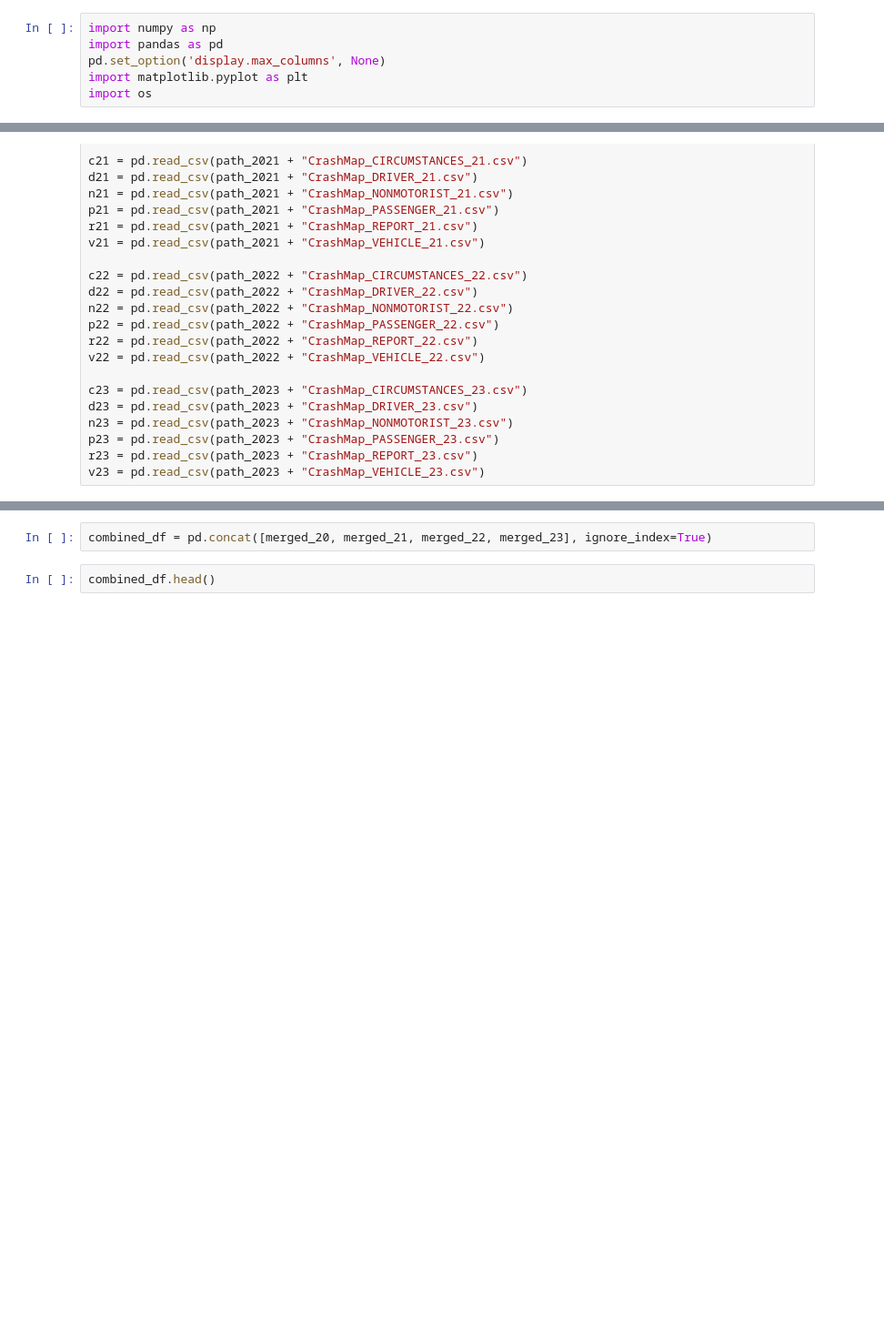
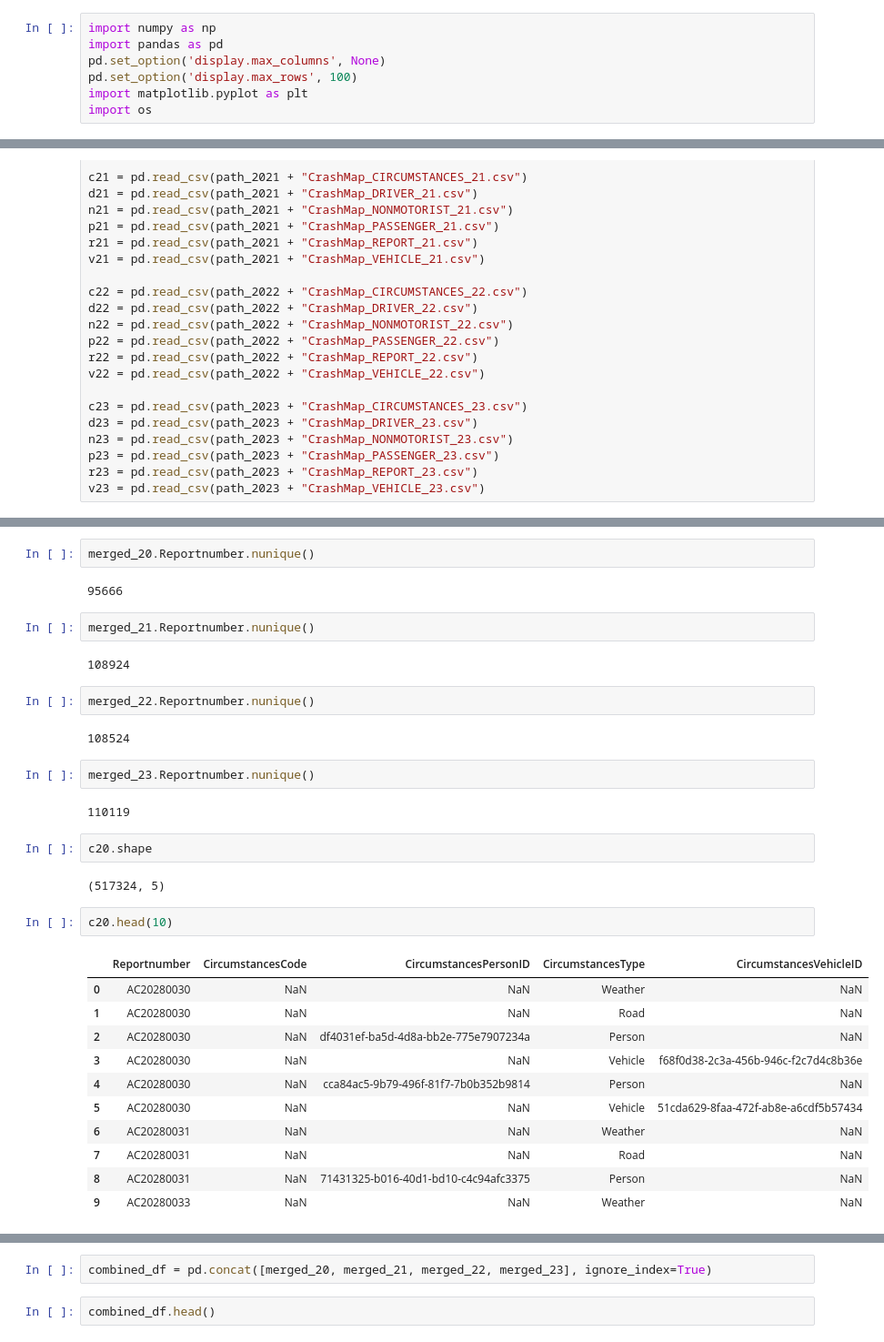
Before and after one commit to dennisp12umbc/DS606-Capstone, a Jupyter notebook: crash data joining.ipynb, the cells around one changed output, grey strips where cells are left out. Shown at 91% size. Cells and saved outputs as stored; diff of their text form; blank space fills up the shorter version.

```diff
--- a/crash data joining.ipynb
+++ b/crash data joining.ipynb
@@ -2,6 +2,7 @@
 import numpy as np
 import pandas as pd
 pd.set_option('display.max_columns', None)
+pd.set_option('display.max_rows', 100)
 import matplotlib.pyplot as plt
 import os
 # %%
@@ -64,0 +66,34 @@ merged_23 = pd.merge(merged_23, v23, on='Reportnumber', how='inner')
+# %%
+merged_20.Reportnumber.nunique()
+# %% [output]
+95666
+# %%
+merged_21.Reportnumber.nunique()
+# %% [output]
+108924
+# %%
+merged_22.Reportnumber.nunique()
+# %% [output]
+108524
+# %%
+merged_23.Reportnumber.nunique()
+# %% [output]
+110119
+# %%
+c20.shape
+# %% [output]
+(517324, 5)
+# %%
+c20.head(10)
+# %% [output]
+|  | Reportnumber | CircumstancesCode | CircumstancesPersonID | CircumstancesType | CircumstancesVehicleID |
+| 0 | AC20280030 | NaN | NaN | Weather | NaN |
+| 1 | AC20280030 | NaN | NaN | Road | NaN |
+| 2 | AC20280030 | NaN | df4031ef-ba5d-4d8a-bb2e-775e7907234a | Person | NaN |
+| 3 | AC20280030 | NaN | NaN | Vehicle | f68f0d38-2c3a-456b-946c-f2c7d4c8b36e |
+| 4 | AC20280030 | NaN | cca84ac5-9b79-496f-81f7-7b0b352b9814 | Person | NaN |
+| 5 | AC20280030 | NaN | NaN | Vehicle | 51cda629-8faa-472f-ab8e-a6cdf5b57434 |
+| 6 | AC20280031 | NaN | NaN | Weather | NaN |
+| 7 | AC20280031 | NaN | NaN | Road | NaN |
+| 8 | AC20280031 | NaN | 71431325-b016-40d1-bd10-c4c94afc3375 | Person | NaN |
+| 9 | AC20280033 | NaN | NaN | Weather | NaN |
```
Also changed, not shown: parts of 14 cells of this notebook.
